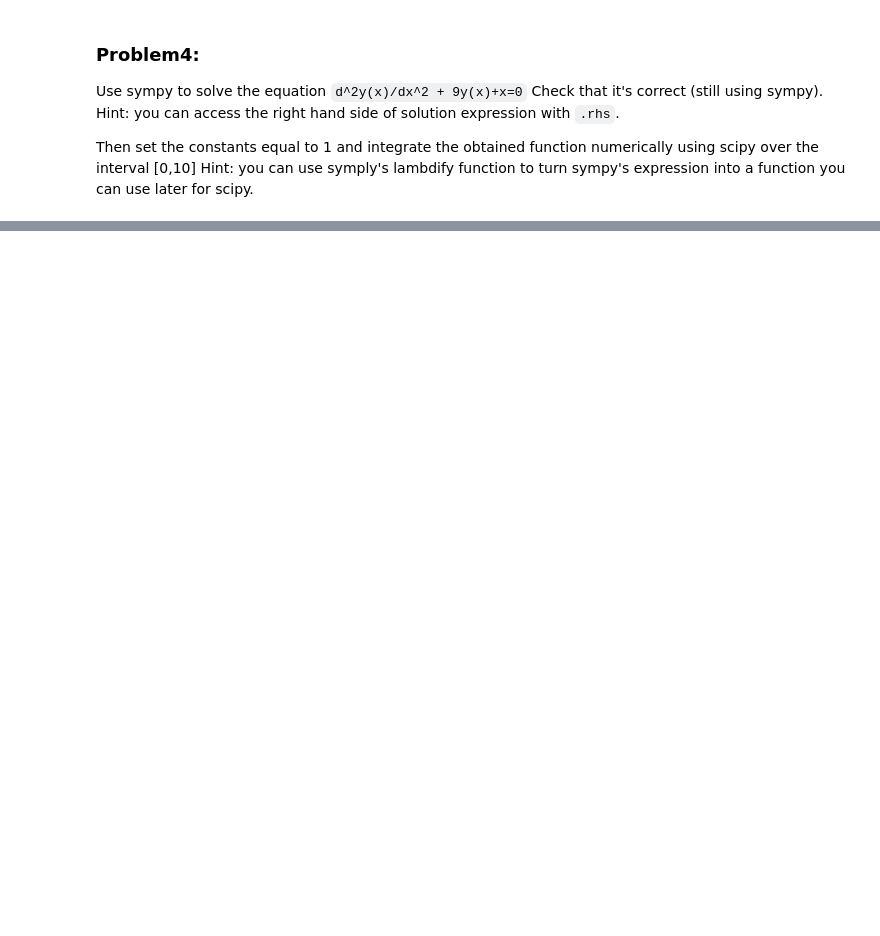
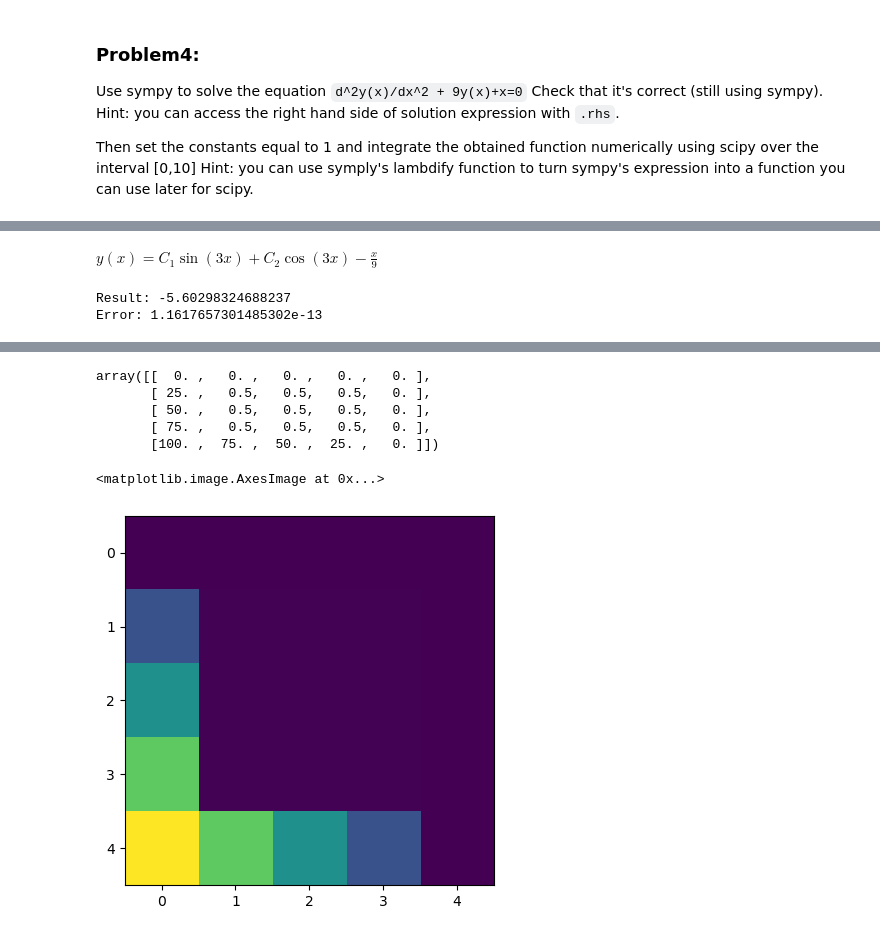
Before and after one commit to nathasya-abenita/ScientificPython_diploma26, a Jupyter notebook: fake_exam/fake_exam.ipynb, the cells around one changed output, grey strips where cells are left out. Cells and saved outputs as stored; diff of their text form; code cells hidden in the pictures; blank space fills up the shorter version.

```diff
--- a/fake_exam/fake_exam.ipynb
+++ b/fake_exam/fake_exam.ipynb
@@ -49,0 +132,4 @@ Hint: you can use symply's lambdify function to turn sympy's expression into a f
+# %%
+sol
+# %% [output]
+$\displaystyle y{\left(x \right)} = C_{1} \sin{\left(3 x \right)} + C_{2} \cos{\left(3 x \right)} - \frac{x}{9}$
@@ -50,3 +143,10 @@ Hint: you can use symply's lambdify function to turn sympy's expression into a f
+# %%
+result, error = quad(lamb, 0, 10)
+print("Result:", result)
+print("Error:", error)
+# %% [output]
+Result: -5.60298324688237
+Error: 1.1617657301485302e-13
 # %% [markdown]
 ### **Problem5:**
 (advanced, would be given as a project to do at home and explain at the oral exam)
@@ -81,3 +181,17 @@ new_field[i,j]=0.25*(field[i,j-1]+field[i,j+1]+field[i+1,j]+field[i-1,j])
 ![](jacobiFigure1.jpg)
 
 Use `imshow` to plot the result. There is a `jacobi.gif` file uploaded that shows how the solution looks like. Making gifs in python is troublesome, so just the final picuture would be enough.
+# %%
+mat
+# %% [output]
+array([[  0. ,   0. ,   0. ,   0. ,   0. ],
+       [ 25. ,   0.5,   0.5,   0.5,   0. ],
+       [ 50. ,   0.5,   0.5,   0.5,   0. ],
+       [ 75. ,   0.5,   0.5,   0.5,   0. ],
+       [100. ,  75. ,  50. ,  25. ,   0. ]])
+# %%
+plt.imshow(mat)
+# plt.xlim(0, m-0.5)
+# %% [output]
+<matplotlib.image.AxesImage at 0x...>
+[figure, added]
```
Also changed, not shown: parts of 9 cells of this notebook, 4 other files.
